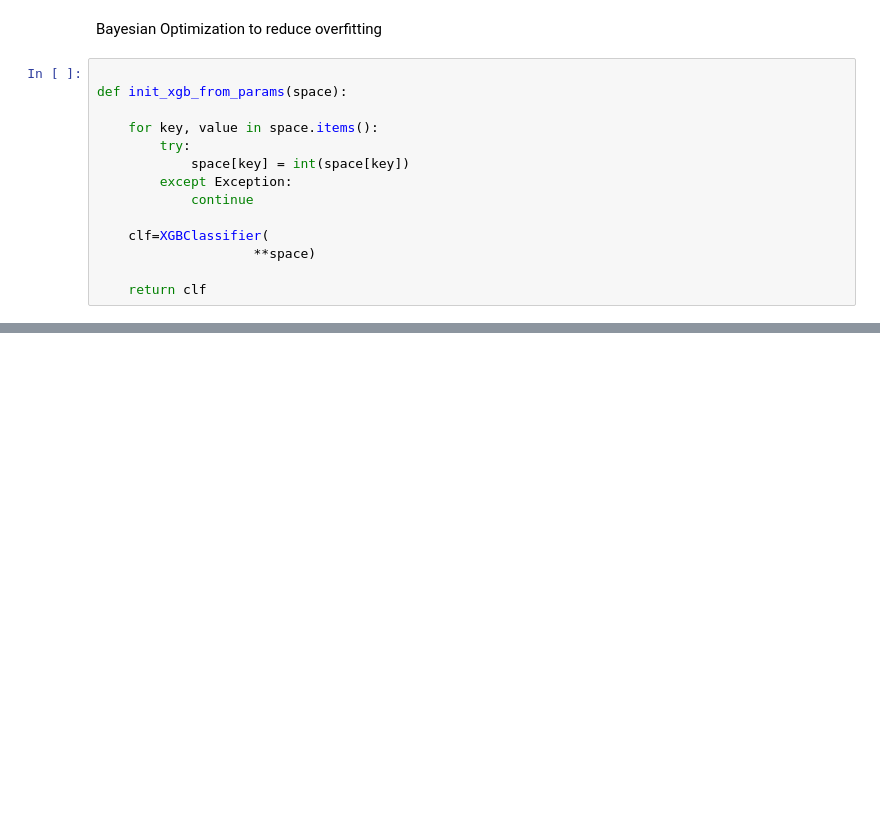
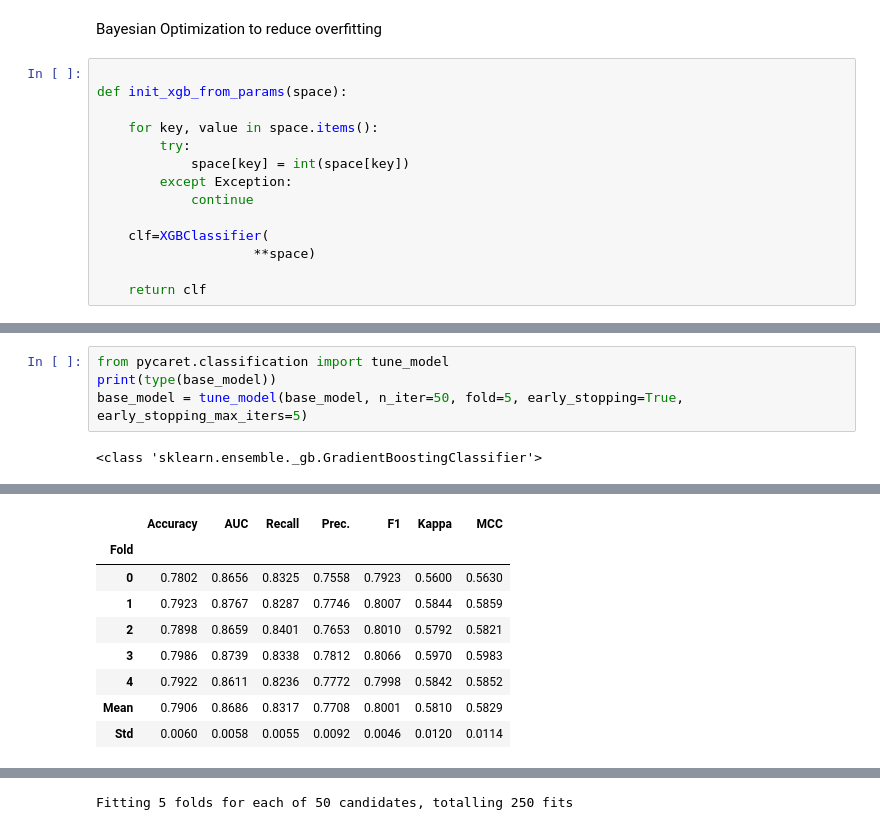
Before and after one commit to 4di03/Kaggle-Projects, a Jupyter notebook: Spaceship_Titanic/spaceship_titanic.ipynb, the cells around one changed output, grey strips where cells are left out. Cells and saved outputs as stored; diff of their text form; blank space fills up the shorter version.

```diff
--- a/Spaceship_Titanic/spaceship_titanic.ipynb
+++ b/Spaceship_Titanic/spaceship_titanic.ipynb
@@ -193,0 +271,6 @@ accuracy_score(y_train, train_pred) ,accuracy_score(y_test, test_pred)
+# %%
+from pycaret.classification import tune_model
+print(type(base_model))
+base_model = tune_model(base_model, n_iter=50, fold=5, early_stopping=True, early_stopping_max_iters=5)
+# %% [output]
+<class 'sklearn.ensemble._gb.GradientBoostingClassifier'>
@@ -193,0 +278,9 @@ accuracy_score(y_train, train_pred) ,accuracy_score(y_test, test_pred)
+|  | Accuracy | AUC | Recall | Prec. | F1 | Kappa | MCC |
+| Fold |  |  |  |  |  |  |  |
+| 0 | 0.7802 | 0.8656 | 0.8325 | 0.7558 | 0.7923 | 0.5600 | 0.5630 |
+| 1 | 0.7923 | 0.8767 | 0.8287 | 0.7746 | 0.8007 | 0.5844 | 0.5859 |
+| 2 | 0.7898 | 0.8659 | 0.8401 | 0.7653 | 0.8010 | 0.5792 | 0.5821 |
+| 3 | 0.7986 | 0.8739 | 0.8338 | 0.7812 | 0.8066 | 0.5970 | 0.5983 |
+| 4 | 0.7922 | 0.8611 | 0.8236 | 0.7772 | 0.7998 | 0.5842 | 0.5852 |
+| Mean | 0.7906 | 0.8686 | 0.8317 | 0.7708 | 0.8001 | 0.5810 | 0.5829 |
+| Std | 0.0060 | 0.0058 | 0.0055 | 0.0092 | 0.0046 | 0.0120 | 0.0114 |
@@ -193,0 +288 @@ accuracy_score(y_train, train_pred) ,accuracy_score(y_test, test_pred)
+Fitting 5 folds for each of 50 candidates, totalling 250 fits
```
Also changed, not shown: parts of 17 cells of this notebook, 9 other files.
